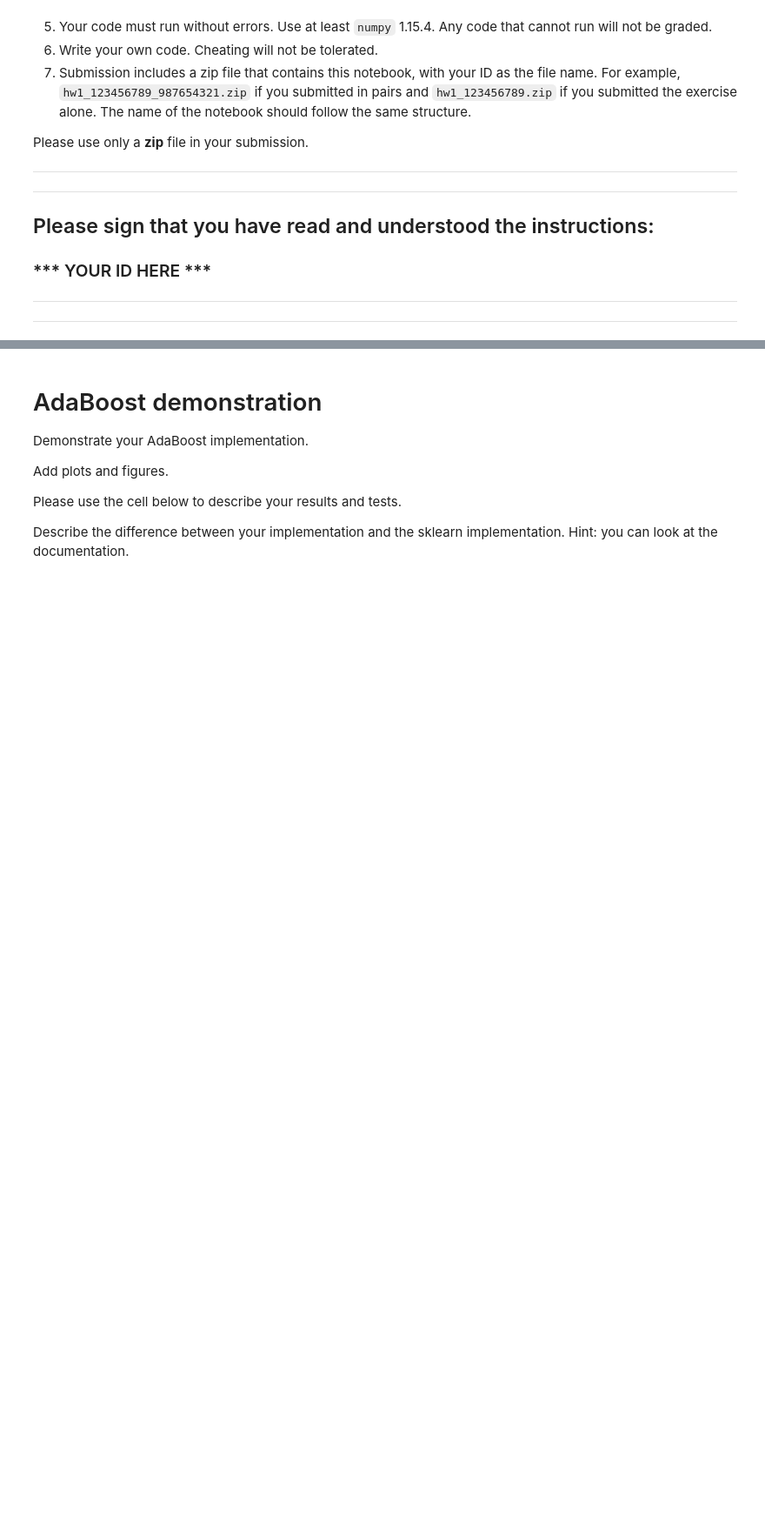
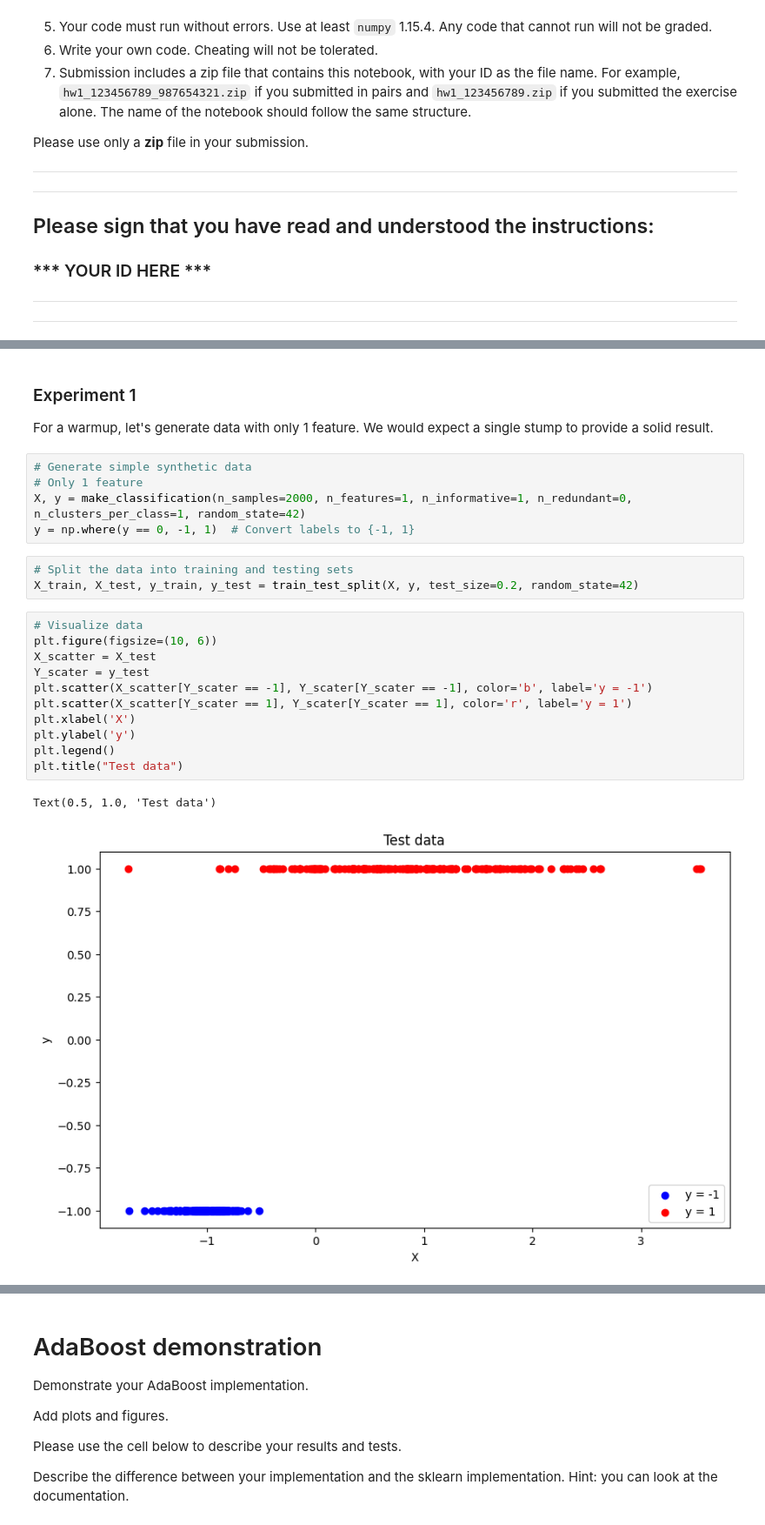
Before and after one commit to OrrZwebner/AdvancedMachineLearning, a Jupyter notebook: 3945_2025A_HW2_Boosting_203253422_208733253.ipynb, the cells around one changed output, grey strips where cells are left out. Shown: that part at 87% size. Saved outputs shown, nothing was run; the diff lists cells and outputs as text; blank space fills up the shorter version.

```diff
--- a/3945_2025A_HW2_Boosting_203253422_208733253.ipynb
+++ b/3945_2025A_HW2_Boosting_203253422_208733253.ipynb
@@ -96,0 +170,25 @@ Please use the cell below to discuss your dataset choice and why it is appropria
+# %% [markdown]
+### Experiment 1
+For a warmup, let's generate data with only 1 feature. We would expect a single stump to provide a solid result.
+# %%
+# Generate simple synthetic data
+# Only 1 feature
+X, y = make_classification(n_samples=2000, n_features=1, n_informative=1, n_redundant=0, n_clusters_per_class=1, random_state=42)
+y = np.where(y == 0, -1, 1)  # Convert labels to {-1, 1}
+# %%
+# Split the data into training and testing sets
+X_train, X_test, y_train, y_test = train_test_split(X, y, test_size=0.2, random_state=42)
+# %%
+# Visualize data
+plt.figure(figsize=(10, 6))
+X_scatter = X_test
+Y_scater = y_test
+plt.scatter(X_scatter[Y_scater == -1], Y_scater[Y_scater == -1], color='b', label='y = -1')
+plt.scatter(X_scatter[Y_scater == 1], Y_scater[Y_scater == 1], color='r', label='y = 1')
+plt.xlabel('X')
+plt.ylabel('y')
+plt.legend()
+plt.title("Test data")
+# %% [output]
+Text(0.5, 1.0, 'Test data')
+[figure, added]
```
Also changed, not shown: parts of 40 cells of this notebook.
